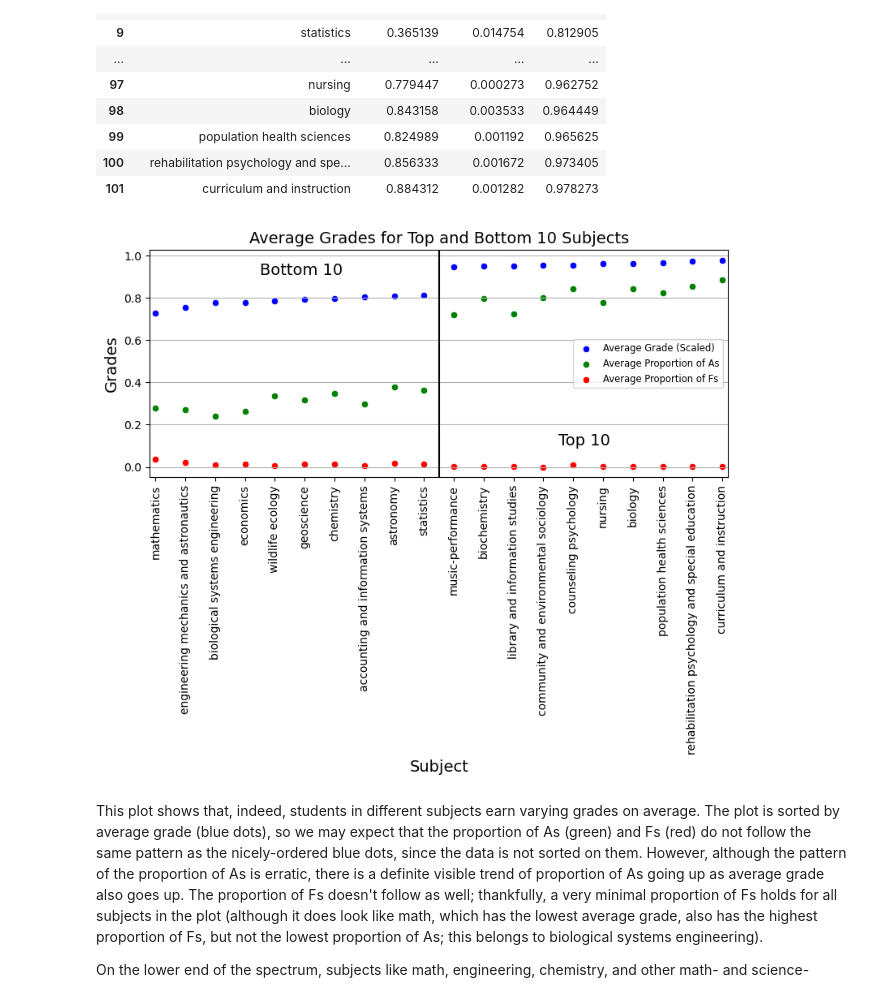
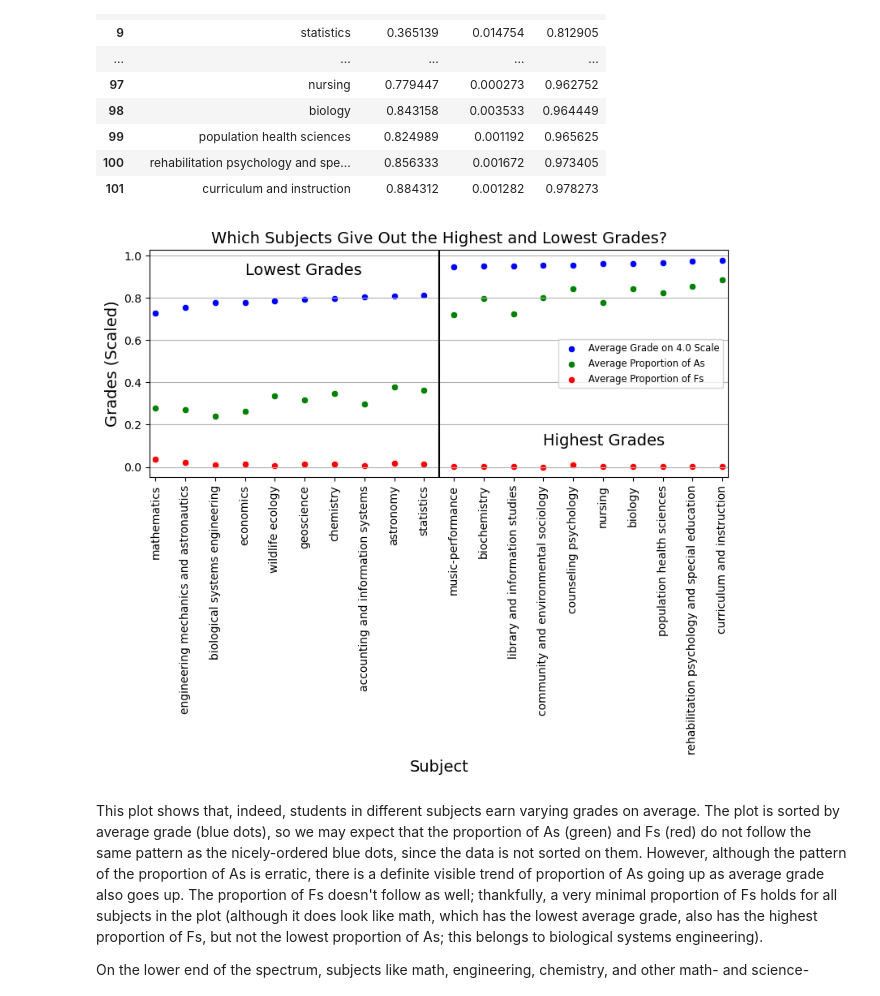
Before and after one commit to kellianneyang/predictive-academic-analytics, a Jupyter notebook: data_visualization.ipynb, the cells around one changed output. Drawn from its saved outputs; the diff is of its cells as text; code cells hidden in the pictures.

```diff
--- a/data_visualization.ipynb
+++ b/data_visualization.ipynb
@@ -536,8 +538,9 @@ subject_groups_avg_alt
 fig, ax = plt.subplots(figsize = (8, 7))
 
 # labels
-ax.set_title('Average Grades for Top and Bottom 10 Subjects', fontsize = 14)
-ax.set_ylabel('Grades', fontsize = 14)
+ax.set_title('Which Subjects Give Out the Highest and Lowest Grades?',
+             fontsize = 14)
+ax.set_ylabel('Grades (Scaled)', fontsize = 14)
 ax.set_xlabel('Subject', fontsize = 14)
 
 # avg_grade
@@ -546,41 +549,41 @@ sns.scatterplot(data = subject_groups_avg_alt,
                y = 'avg_grade',
                ax = ax,
                c = 'blue',
-               label = 'Average Grade (Scaled)')
+               label = 'Average Grade on 4.0 Scale')
 
 # a_proportion
 sns.scatterplot(data = subject_groups_avg_alt,
                x = 'subject_name',
                y = 'a_proportion',
                ax = ax,
                c = 'green',
                label = 'Average Proportion of As')
 
 # f_proportion
 sns.scatterplot(data = subject_groups_avg_alt,
                x = 'subject_name',
                y = 'f_proportion',
                ax = ax,
                c = 'red',
                label = 'Average Proportion of Fs')
 
 # sprucing up
 plt.xticks(rotation = 'vertical')
 ax.yaxis.grid()
 # ax.xaxis.grid()
 plt.margins(x=0.01, tight=True)
 plt.axvline(x = 9.5, color = 'black')
-plt.text(3.5, .91, 'Bottom 10', fontsize = 14)
-plt.text(13.5, .1, 'Top 10', fontsize = 14)
+plt.text(3, .91, 'Lowest Grades', fontsize = 14)
+plt.text(13, .1, 'Highest Grades', fontsize = 14)
 
 # legend
 plt.legend(loc = 'center right', fontsize = 'small')
 
 # display
 plt.tight_layout()
 plt.show()
 # %% [output]
-[figure, old version]
+[figure, new version]
 # %% [markdown]
 This plot shows that, indeed, students in different subjects earn varying grades on average. The plot is sorted by average grade (blue dots), so we may expect that the proportion of As (green) and Fs (red) do not follow the same pattern as the nicely-ordered blue dots, since the data is not sorted on them. However, although the pattern of the proportion of As is erratic, there is a definite visible trend of proportion of As going up as average grade also goes up. The proportion of Fs doesn't follow as well; thankfully, a very minimal proportion of Fs holds for all subjects in the plot (although it does look like math, which has the lowest average grade, also has the highest proportion of Fs, but not the lowest proportion of As; this belongs to biological systems engineering).
 
```
Also changed, not shown: parts of 40 cells of this notebook.
